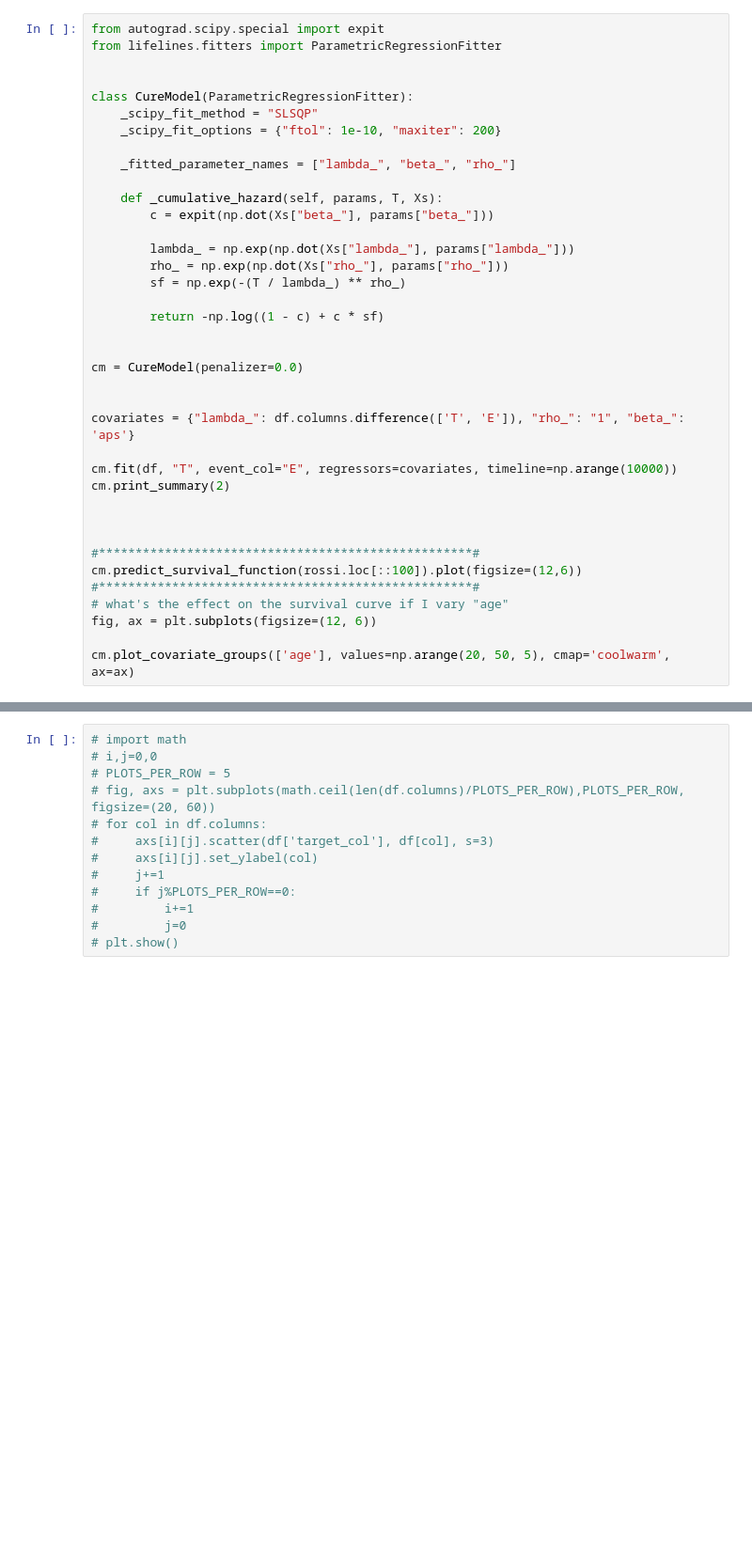
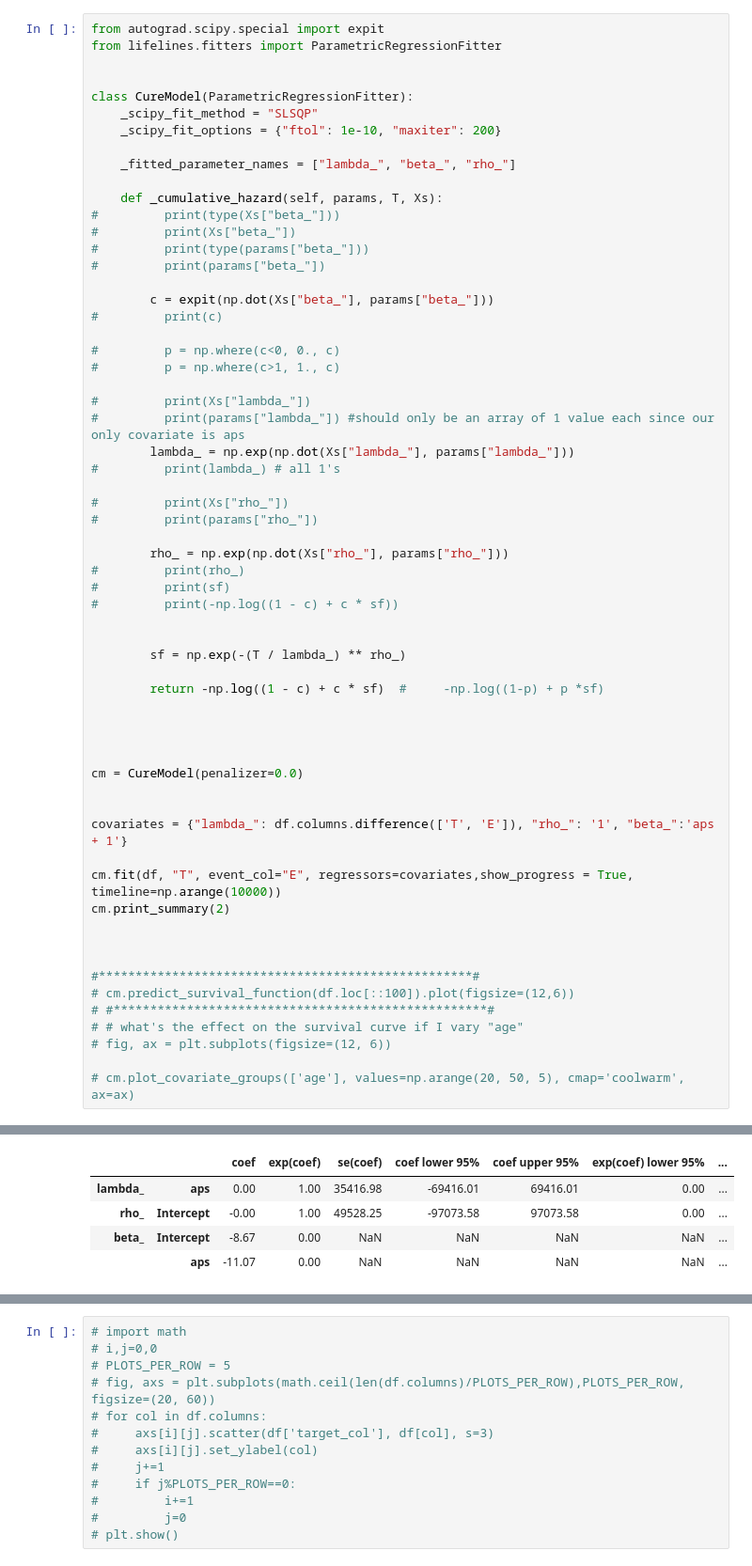
Before and after one commit to Nihar-21/CTA200, a Jupyter notebook: SURP INTRO PROJECT/PHYS4010H.ipynb, the cells around one changed output, grey strips where cells are left out. Shown at 94% size. Drawn from its saved outputs; the diff is of its cells as text; blank space fills up the shorter version.

```diff
--- a/SURP INTRO PROJECT/PHYS4010H.ipynb
+++ b/SURP INTRO PROJECT/PHYS4010H.ipynb
@@ -193,30 +197,53 @@ class CureModel(ParametricRegressionFitter):
     _fitted_parameter_names = ["lambda_", "beta_", "rho_"]
 
     def _cumulative_hazard(self, params, T, Xs):
+#         print(type(Xs["beta_"]))
+#         print(Xs["beta_"])
+#         print(type(params["beta_"]))
+#         print(params["beta_"])
+
         c = expit(np.dot(Xs["beta_"], params["beta_"]))
+#         print(c)
 
+#         p = np.where(c<0, 0., c)
+#         p = np.where(c>1, 1., c)
+
+#         print(Xs["lambda_"])
+#         print(params["lambda_"]) #should only be an array of 1 value each since our only covariate is aps
         lambda_ = np.exp(np.dot(Xs["lambda_"], params["lambda_"]))
+#         print(lambda_) # all 1's
+
+#         print(Xs["rho_"])
+#         print(params["rho_"])
+
         rho_ = np.exp(np.dot(Xs["rho_"], params["rho_"]))
+#         print(rho_)
+#         print(sf)
+#         print(-np.log((1 - c) + c * sf))
+
+
         sf = np.exp(-(T / lambda_) ** rho_)
 
-        return -np.log((1 - c) + c * sf)
+        return -np.log((1 - c) + c * sf)  #     -np.log((1-p) + p *sf)
+
+
 
 
 cm = CureModel(penalizer=0.0)
 
 
-covariates = {"lambda_": df.columns.difference(['T', 'E']), "rho_": "1", "beta_": 'aps'}
+covariates = {"lambda_": df.columns.difference(['T', 'E']), "rho_": '1', "beta_":'aps + 1'}
 
-cm.fit(df, "T", event_col="E", regressors=covariates, timeline=np.arange(10000))
+cm.fit(df, "T", event_col="E", regressors=covariates,show_progress = True, timeline=np.arange(10000))
 cm.print_summary(2)
 
 
 
 #***************************************************#
-cm.predict_survival_function(rossi.loc[::100]).plot(figsize=(12,6))
-#***************************************************#
-# what's the effect on the survival curve if I vary "age"
-fig, ax = plt.subplots(figsize=(12, 6))
+# cm.predict_survival_function(df.loc[::100]).plot(figsize=(12,6))
+# #***************************************************#
+# # what's the effect on the survival curve if I vary "age"
+# fig, ax = plt.subplots(figsize=(12, 6))
 
-cm.plot_covariate_groups(['age'], values=np.arange(20, 50, 5), cmap='coolwarm', ax=ax)
+# cm.plot_covariate_groups(['age'], values=np.arange(20, 50, 5), cmap='coolwarm', ax=ax)
 # %% [output]
@@ -223,0 +274,5 @@ TypeError: ufunc 'expit' not supported for the input types, and the inputs could
+|  |  | coef | exp(coef) | se(coef) | coef lower 95% | coef upper 95% | exp(coef) lower 95% | ... |
+| lambda_ | aps | 0.00 | 1.00 | 35416.98 | -69416.01 | 69416.01 | 0.00 | ... |
+| rho_ | Intercept | -0.00 | 1.00 | 49528.25 | -97073.58 | 97073.58 | 0.00 | ... |
+| beta_ | Intercept | -8.67 | 0.00 | NaN | NaN | NaN | NaN | ... |
+|  | aps | -11.07 | 0.00 | NaN | NaN | NaN | NaN | ... |
```
Also changed, not shown: parts of 3 cells of this notebook.
